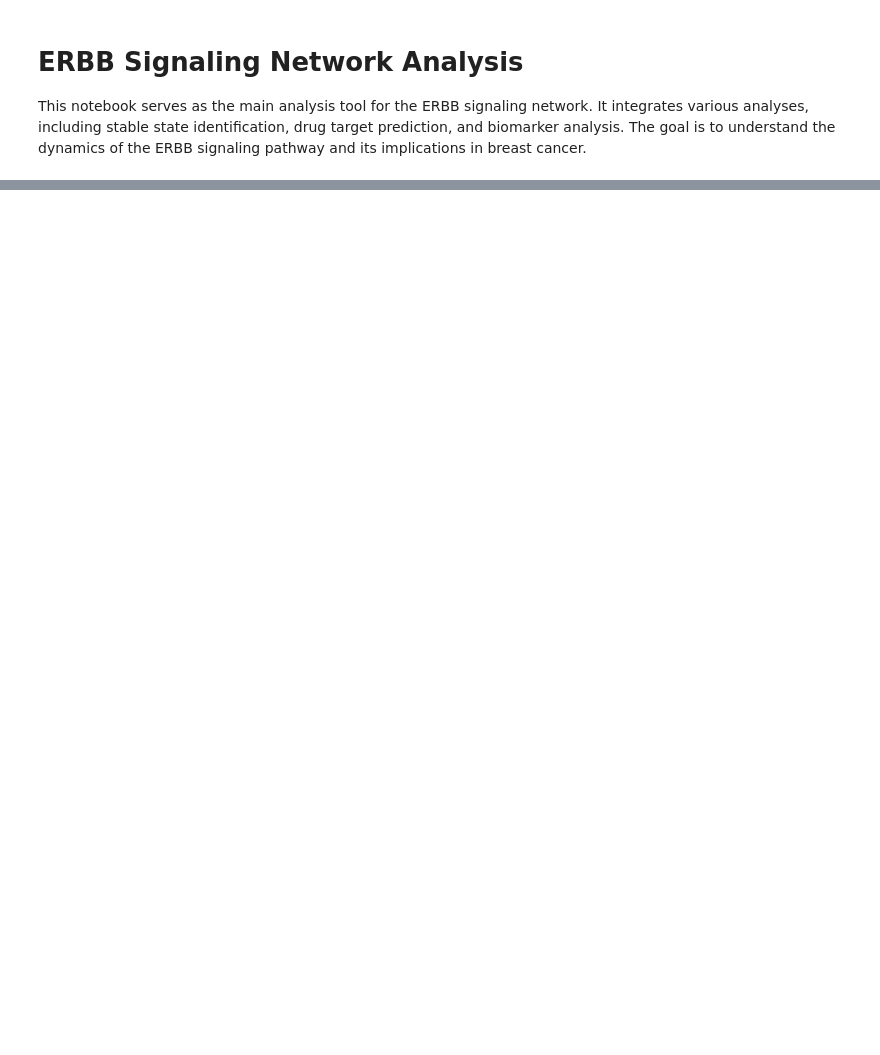
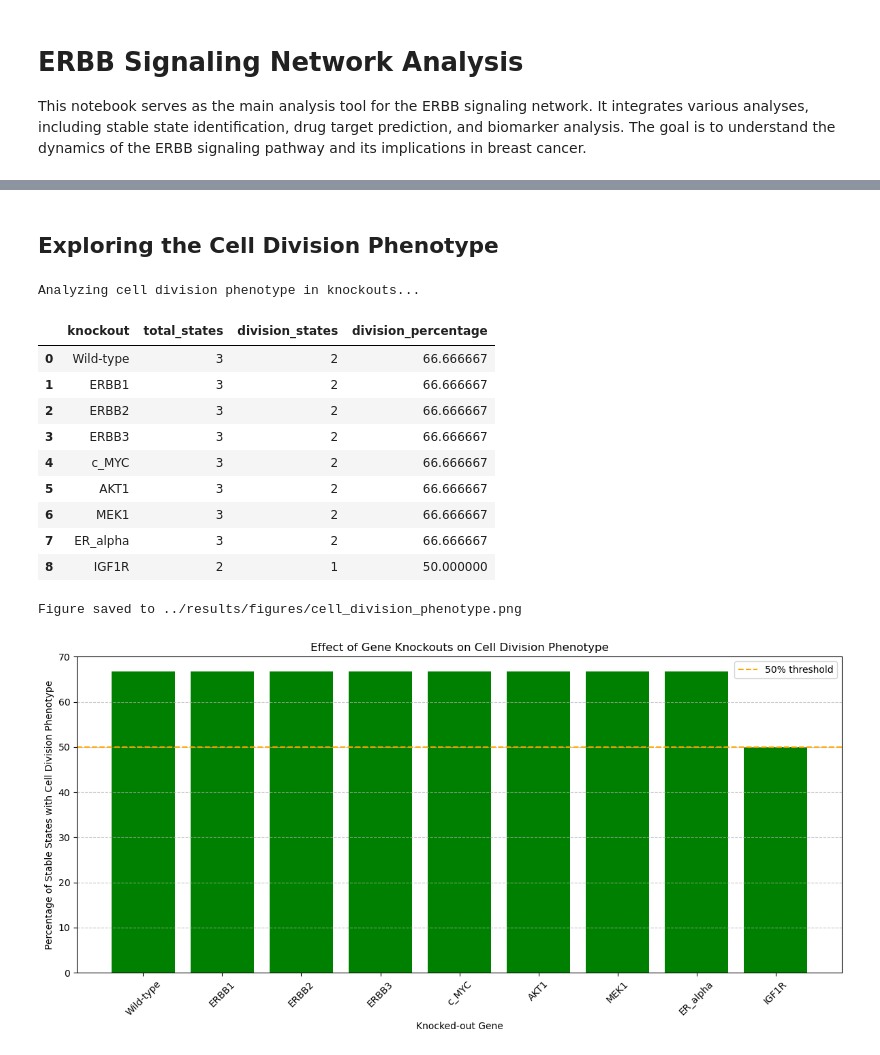
Before and after one commit to rauldd-sys/erbb-signaling-analysis, a Jupyter notebook: notebooks/ERBB_signaling_analysis.ipynb, the cells around one changed output, grey strips where cells are left out. Saved outputs shown, nothing was run; the diff lists cells and outputs as text; code cells hidden in the pictures; blank space fills up the shorter version.

```diff
--- a/notebooks/ERBB_signaling_analysis.ipynb
+++ b/notebooks/ERBB_signaling_analysis.ipynb
@@ -130,0 +403,72 @@ Analysis complete! All results and visualizations have been saved.
+# %% [markdown]
+## Exploring the Cell Division Phenotype
+# %%
+# Define cell division phenotype based on key markers
+def determine_cell_division_phenotype(state, threshold=0.6):
+    """Determine if a state represents a cell division phenotype"""
+    key_markers = ['CDK2', 'CDK4', 'pRB']
+    marker_symbols = [symbols(m) for m in key_markers]
+    active_count = sum(1 for m in marker_symbols if state.get(m, False))
+    return (active_count / len(key_markers)) >= threshold
+
+# Analyze cell division phenotype in wild-type vs knockouts
+print("\nAnalyzing cell division phenotype in knockouts...")
+phenotype_results = []
+
+# Wild-type analysis
+wt_states = model.stable_states
+wt_division_states = sum(1 for state in wt_states if determine_cell_division_phenotype(state))
+wt_result = {
+    'knockout': 'Wild-type',
+    'total_states': len(wt_states),
+    'division_states': wt_division_states,
+    'division_percentage': (wt_division_states / len(wt_states) * 100) if wt_states else 0
+}
+phenotype_results.append(wt_result)
+
+# Knockout analysis
+for gene in genes_to_knockout:
+    ko_model = perform_knockout(model, gene)
+    ko_states = ko_model.stable_states
+    ko_division_states = sum(1 for state in ko_states if determine_cell_division_phenotype(state))
+
+    ko_result = {
+        'knockout': gene,
+        'total_states': len(ko_states),
+        'division_states': ko_division_states,
+        'division_percentage': (ko_division_states / len(ko_states) * 100) if ko_states else 0
+    }
+    phenotype_results.append(ko_result)
+
+# Display results
+phenotype_df = pd.DataFrame(phenotype_results)
+display(phenotype_df)
+
+# Visualize cell division phenotype results
+plt.figure(figsize=(12, 6))
+plt.bar(phenotype_df['knockout'], phenotype_df['division_percentage'],
+        color=['green' if x >= 50 else 'red' for x in phenotype_df['division_percentage']])
+plt.axhline(y=50, color='orange', linestyle='--', label='50% threshold')
+plt.xlabel('Knocked-out Gene')
+plt.ylabel('Percentage of Stable States with Cell Division Phenotype')
+plt.title('Effect of Gene Knockouts on Cell Division Phenotype')
+plt.xticks(rotation=45)
+plt.legend()
+plt.grid(axis='y', linestyle='--', alpha=0.7)
+plt.tight_layout()
+save_visualization(plt.gcf(), '../results/figures/cell_division_phenotype.png')
+plt.show()
+# %% [output]
+Analyzing cell division phenotype in knockouts...
+|  | knockout | total_states | division_states | division_percentage |
+| 0 | Wild-type | 3 | 2 | 66.666667 |
+| 1 | ERBB1 | 3 | 2 | 66.666667 |
+| 2 | ERBB2 | 3 | 2 | 66.666667 |
+| 3 | ERBB3 | 3 | 2 | 66.666667 |
+| 4 | c_MYC | 3 | 2 | 66.666667 |
+| 5 | AKT1 | 3 | 2 | 66.666667 |
+| 6 | MEK1 | 3 | 2 | 66.666667 |
+| 7 | ER_alpha | 3 | 2 | 66.666667 |
+| 8 | IGF1R | 2 | 1 | 50.000000 |
+Figure saved to ../results/figures/cell_division_phenotype.png
+[figure, added]
```
Also changed, not shown: parts of 8 cells of this notebook, 12 other files.
